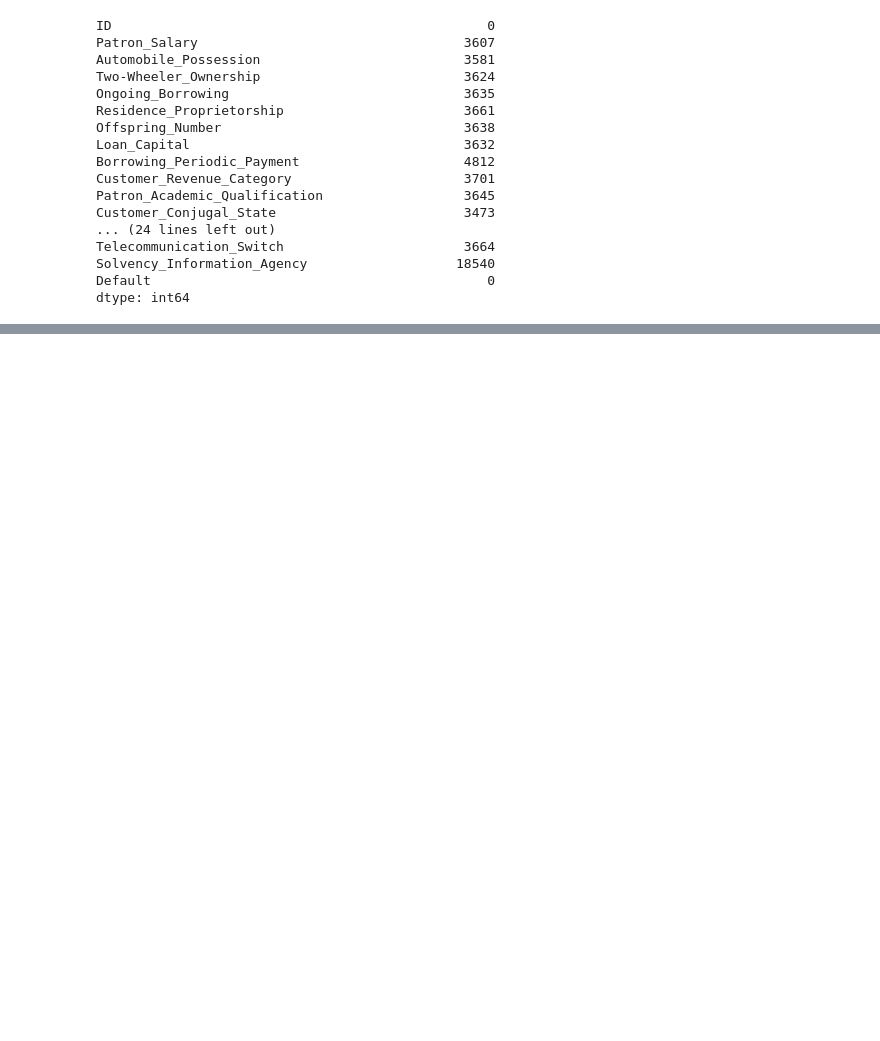
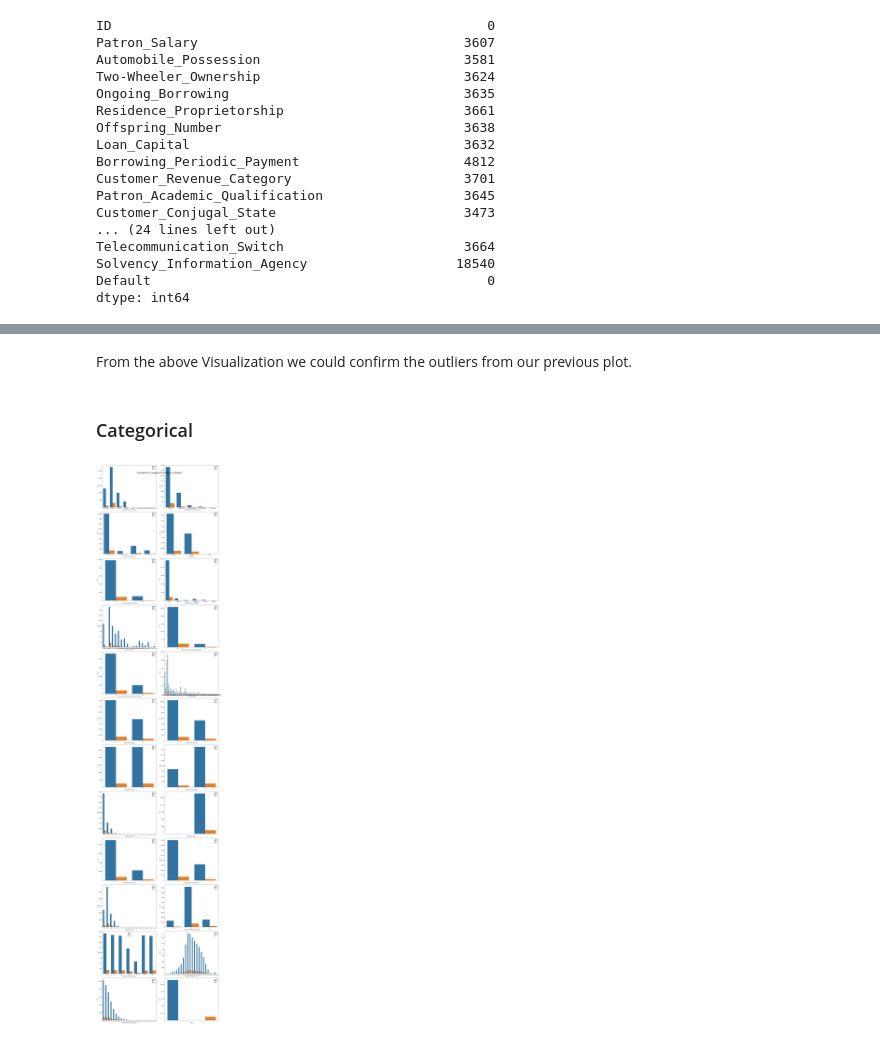
Before and after one commit to Jawakar-7/Customer-Churn-prediction, a Jupyter notebook: visualization.ipynb, the cells around one changed output, grey strips where cells are left out. Saved outputs shown, nothing was run; the diff lists cells and outputs as text; code cells hidden in the pictures; blank space fills up the shorter version.

```diff
--- a/visualization.ipynb
+++ b/visualization.ipynb
@@ -195,0 +272,13 @@ Name: ID, Length: 121856, dtype: int64
+# %% [markdown]
+From the above Visualization we could confirm the outliers from our previous plot.
+# %% [markdown]
+### Categorical
+# %%
+plt.figure(figsize=(18,80))
+plt.suptitle("Countplot for Categorical variables vs Default",fontsize=20,fontweight=20)
+for i,j in enumerate(cat_feat):
+    plt.subplot(12,2,i+1)
+    sns.countplot(data=df,x=j,hue='Default')
+plt.tight_layout()
+# %% [output]
+[figure, added]
```
Also changed, not shown: parts of 25 cells of this notebook, 1 other file.
